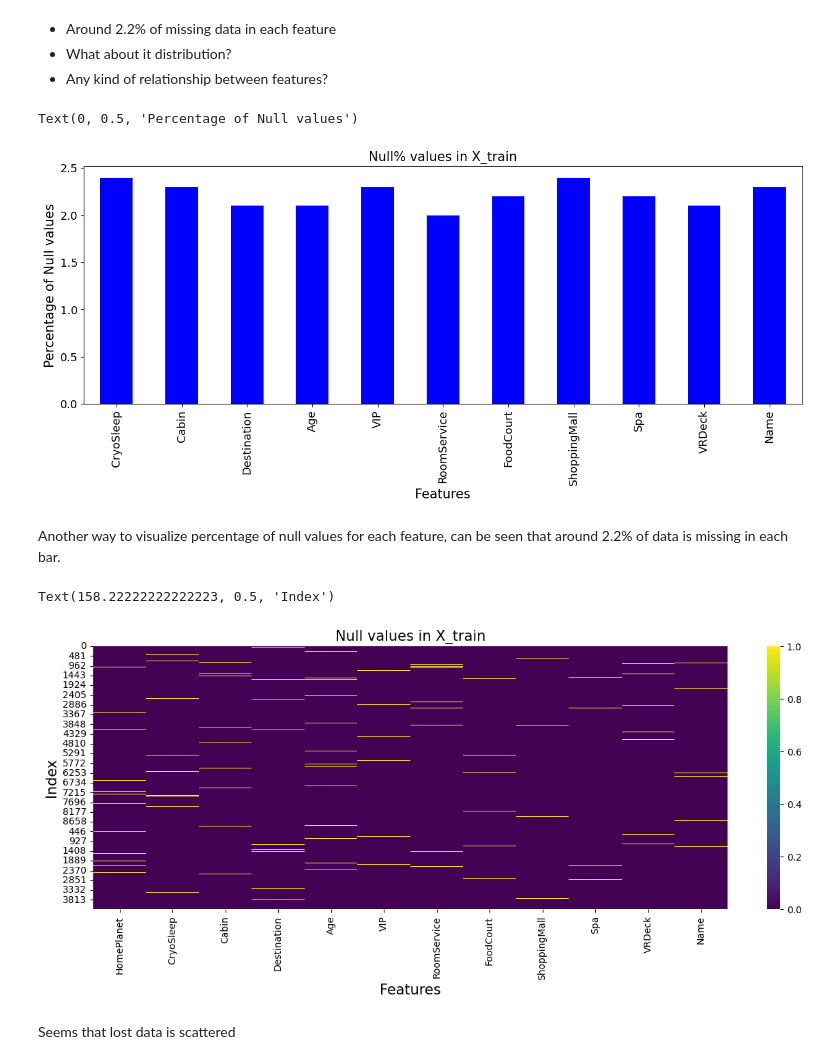
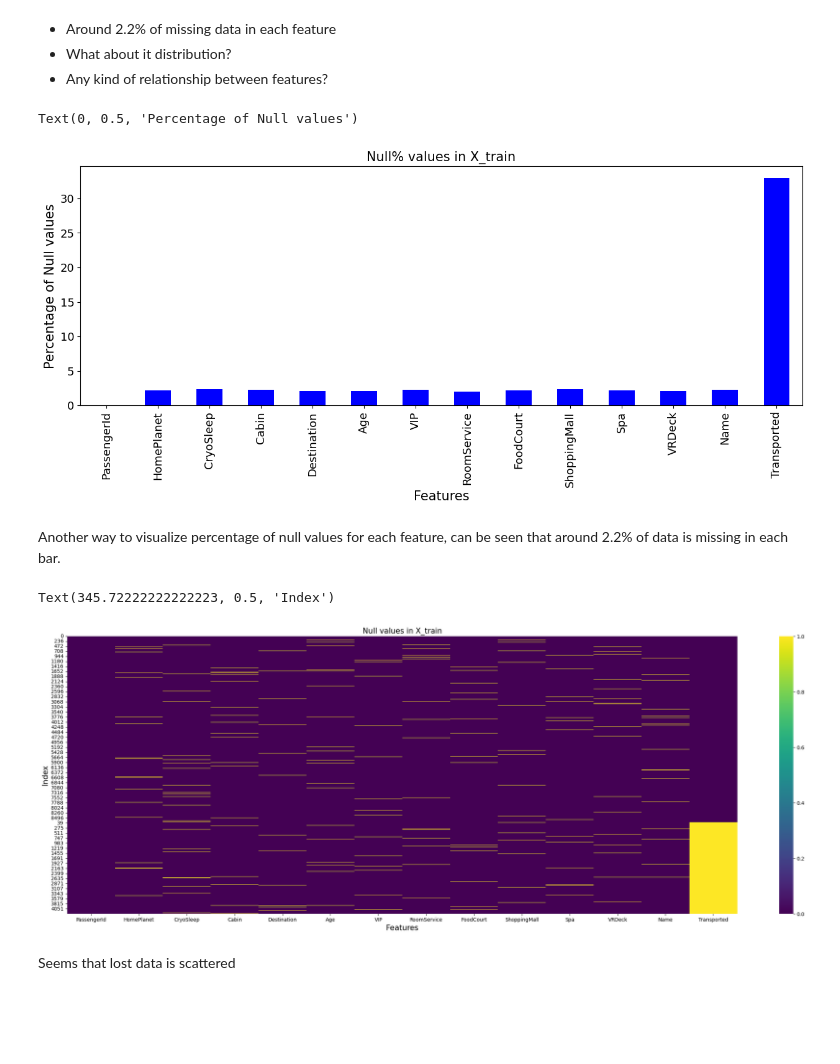
Before and after one commit to JMViJi/Spaceship-Titanic-Kaggle-Competition, a Jupyter notebook: spaceship-titanic.ipynb, the cells around one changed output. Saved outputs shown, nothing was run; the diff lists cells and outputs as text; code cells hidden in the pictures; blank space fills up the shorter version.

```diff
--- a/spaceship-titanic.ipynb
+++ b/spaceship-titanic.ipynb
@@ -123,26 +137,26 @@ X_info[:][1:-1]
 from matplotlib import pyplot as plt
 
 # Histograma of Null% values of X_train
-X_info['Null%'][2:-1].plot(kind='bar', figsize=(15,5), color='blue', fontsize=13)
+X_info['Null%'][:].plot(kind='bar', figsize=(15,5), color='blue', fontsize=13)
 plt.title('Null% values in X_train', fontsize=15)
 plt.xlabel('Features', fontsize=15)
 plt.ylabel('Percentage of Null values', fontsize=15)
 # %% [output]
 Text(0, 0.5, 'Percentage of Null values')
-[figure, old version]
+[figure, new version]
 # %% [markdown]
 Another way to visualize percentage of null values for each feature, can be seen that around 2.2% of data is missing in each bar.
 # %%
-# Heat map of null values in X_train from 2 column to second last column
+# Heat map of null values in X_train
 import seaborn as sns
-plt.figure(figsize=(15,5))
-sns.heatmap(X_train.iloc[:,1:-1].isnull(), cmap='viridis')
+plt.figure(figsize=(30,10))
+sns.heatmap(X_train.isnull(), cmap='viridis')
 plt.title('Null values in X_train', fontsize=15)
 plt.xlabel('Features', fontsize=15)
 plt.ylabel('Index', fontsize=15)
 # %% [output]
-Text(158.22222222222223, 0.5, 'Index')
+Text(345.72222222222223, 0.5, 'Index')
-[figure, old version]
+[figure, new version]
 # %% [markdown]
 Seems that lost data is scattered
 # %%
```
Also changed, not shown: parts of 108 cells of this notebook, 1 other file.
